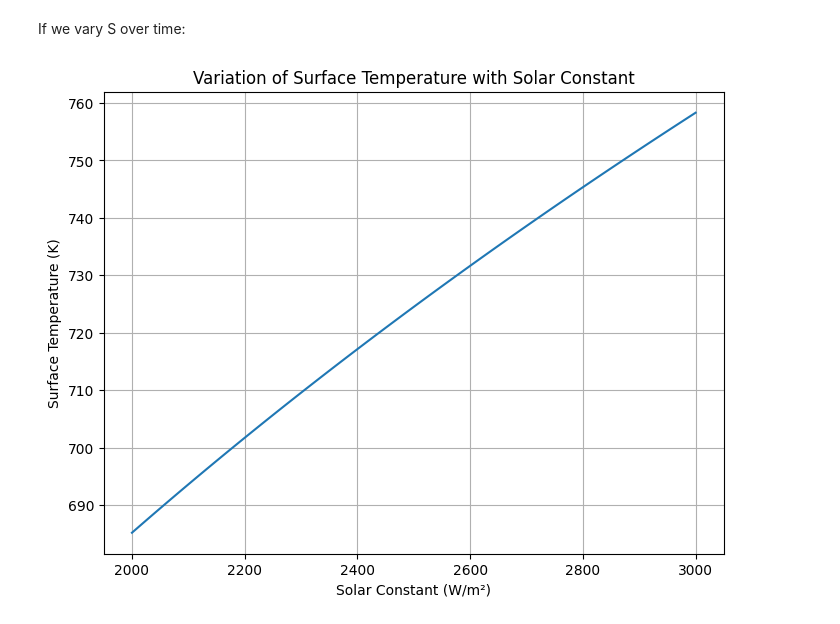
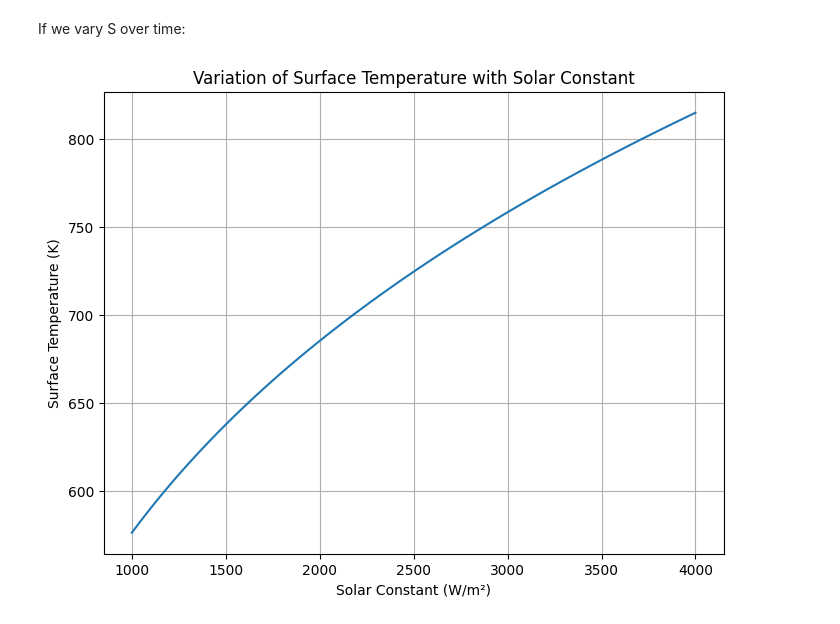
Before and after one commit to annartaylor/ASTR513FinalProject_Fall2024, a Jupyter notebook: ODE_solvers/Venus_ODE_solve.ipynb, the cells around one changed output. Saved outputs shown, nothing was run; the diff lists cells and outputs as text; code cells hidden in the pictures.

```diff
--- a/ODE_solvers/Venus_ODE_solve.ipynb
+++ b/ODE_solvers/Venus_ODE_solve.ipynb
@@ -12,8 +12,8 @@ from astropy import units as u
 
 # Constants
 S = 2614 * (u.W / u.m**2)  # Solar constant at Venus
-A = 0.75  # Albedo of Venus
-epsilon = 0.01
+A = 0.9  # Albedo of Venus
+epsilon = 0.004
 # Effective emissivity
 sigma = sigma_sb  # Stefan-Boltzmann constant
 
@@ -26,7 +26,7 @@ Surface Temperature (Ts): 732.64 K
 Or, as a simple function:
 # %%
 # Function to calculate surface temperature Ts for a given solar constant S
-def calculate_surface_temperature(S, A=0.75, epsilon=0.01):
+def calculate_surface_temperature(S, A=0.9, epsilon=0.004):
     """
     Calculate the surface temperature (Ts) for a given solar constant (S).
 
@@ -120,25 +45,25 @@ If we vary S over time:
 # %%
 from astropy.constants import sigma_sb
 
 # Constants
-A = 0.75  # Albedo of Venus
-epsilon = 0.01  # Effective emissivity of the atmosphere
+A = 0.9  # Albedo of Venus
+epsilon = 0.004  # Effective emissivity of the atmosphere
 
 # Varying the solar constant (S) and calculating Ts
-S_values = np.linspace(2000, 3000, 100) * (u.W / u.m**2)  # Solar constants in W/m^2
+S_values = np.linspace(1000, 4000, 100) * (u.W / u.m**2)  # Solar constants in W/m^2
 Ts_values = [calculate_surface_temperature(S) for S in S_values]
 
 # Convert to dimensionless for plotting
 S_values_plot = S_values.value
 Ts_values_plot = [Ts.value for Ts in Ts_values]
 
 # Plotting S vs. Ts
 plt.figure(figsize=(8, 6))
 plt.plot(S_values_plot, Ts_values_plot)
 plt.xlabel("Solar Constant (W/m²)")
 plt.ylabel("Surface Temperature (K)")
 plt.title("Variation of Surface Temperature with Solar Constant")
 plt.grid()
 plt.show()
 # %% [output]
-[figure, old version]
+[figure, new version]
```
Also changed, not shown: parts of 6 cells of this notebook.
